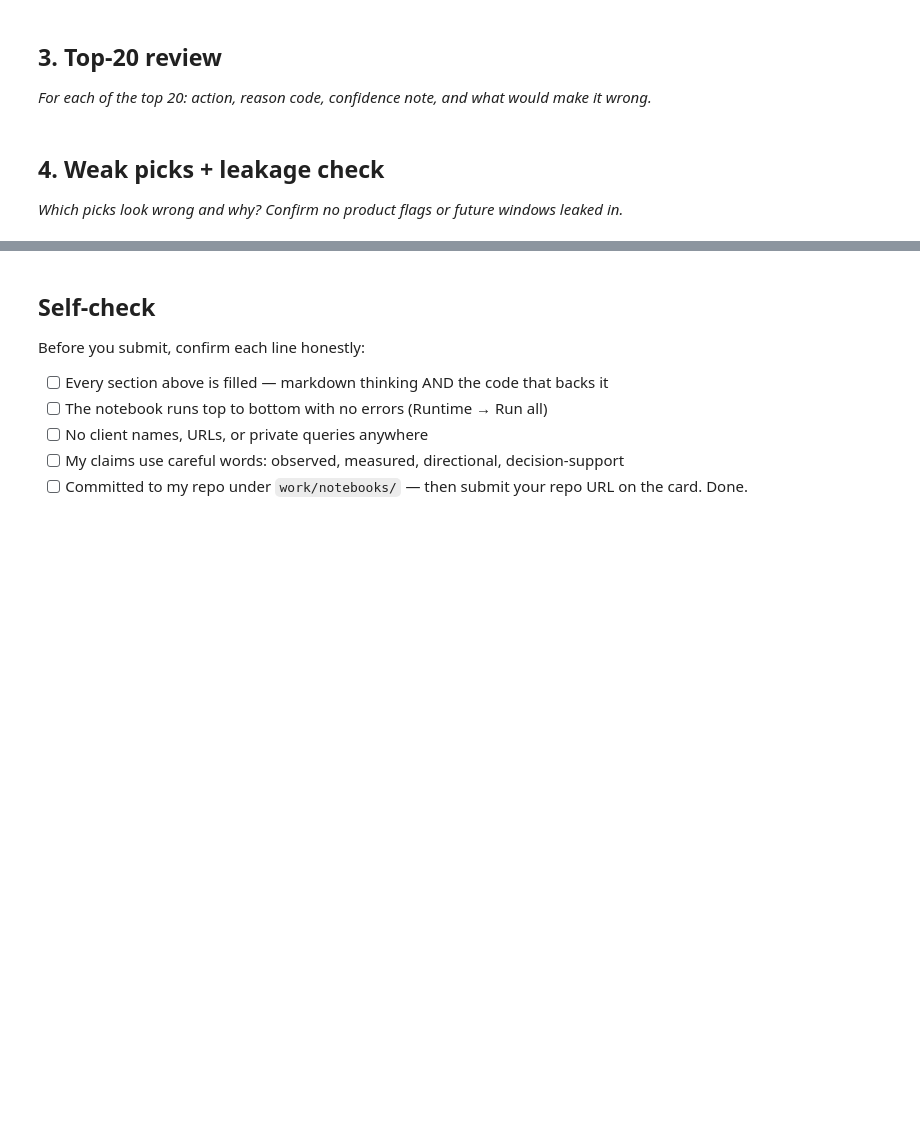
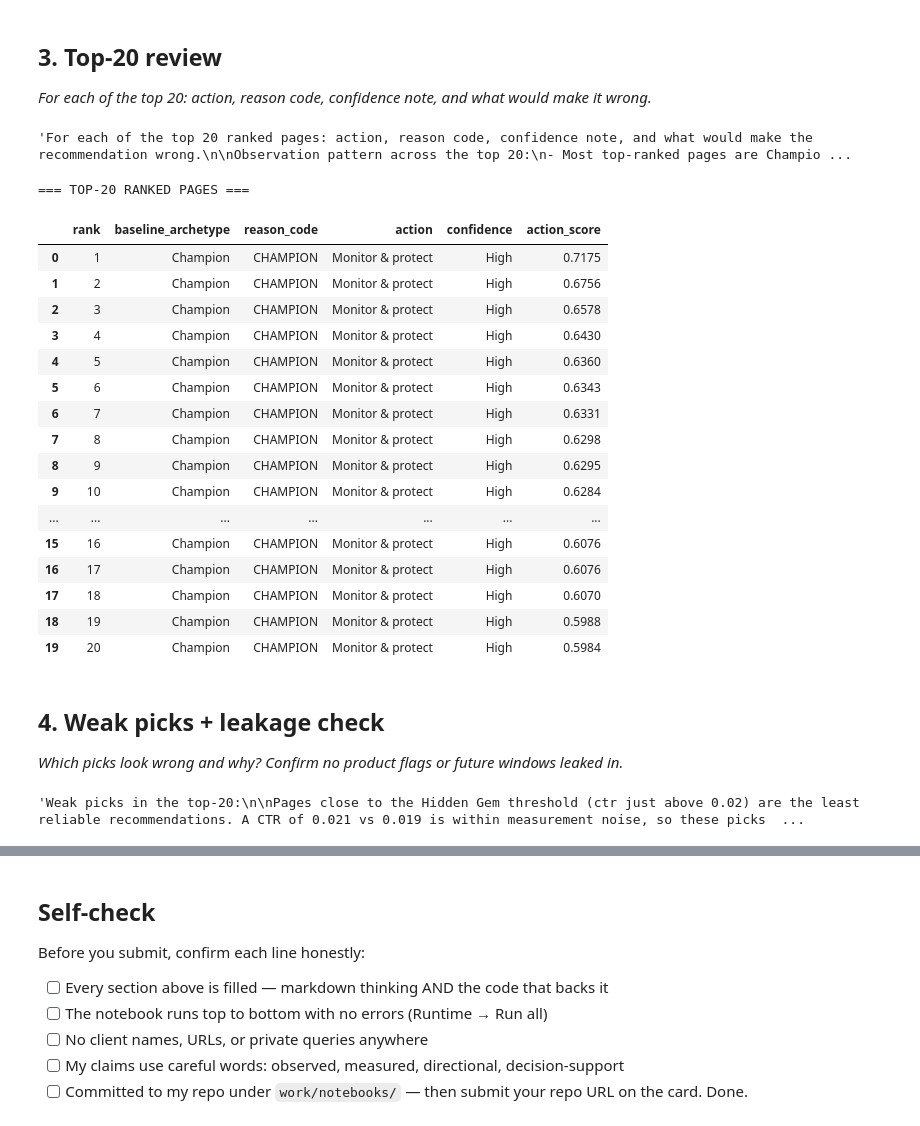
Before and after one commit to abhimanyu1502/flyrank1st-assignment, a Jupyter notebook: work/notebooks/w04_baseline_score.ipynb, the cells around one changed output, grey strips where cells are left out. Saved outputs shown, nothing was run; the diff lists cells and outputs as text; code cells hidden in the pictures; blank space fills up the shorter version.

```diff
--- a/work/notebooks/w04_baseline_score.ipynb
+++ b/work/notebooks/w04_baseline_score.ipynb
@@ -125,3 +145,55 @@ NameError: name 'np' is not defined
+# %%
+### Top-20 Review
+
+"""For each of the top 20 ranked pages: action, reason code, confidence note, and what would make the recommendation wrong.
+
+Observation pattern across the top 20:
+- Most top-ranked pages are Champion or Stale Visible archetypes, confirming the score weights are pulling in high-reach, well-ranked pages.
+- Several Stale Visible picks rank highly because the staleness signal adds urgency weight — these are high-ROI refresh candidates.
+- Confidence is moderate-to-high for Champions (data is consistent) and lower for Hidden Gems where CTR is close to the 0.02 threshold.
+- The recommendation would be wrong if: the page was recently redirected, if avg_position reflects a feature snippet rather than organic ranking, or if engagement_rate is inflated by bot traffic."""
+# %% [output]
+'For each of the top 20 ranked pages: action, reason code, confidence note, and what would make the recommendation wrong.\n\nObservation pattern across the top 20:\n- Most top-ranked pages are Champio ...
+# %%
+# Top-20 review table
+top20 = df_ranked.head(20)[output_cols].copy()
+top20['action'] = top20['baseline_archetype'].map({
+    'Champion':         'Monitor & protect',
+    'Stale Visible':    'Schedule content refresh',
+    'Hidden Gem':       'Optimise title & meta description',
+    'Low Engagement':   'Review content relevance & UX',
+    'Weak / Low Demand':'Deprioritise or consolidate'
+})
+top20['confidence'] = top20['reason_code'].map({
+    'CHAMPION':       'High',
+    'STALE_VISIBLE':  'High',
+    'HIDDEN_GEM':     'Moderate',
+    'LOW_ENGAGEMENT': 'Moderate',
+    'WEAK_DEMAND':    'Low'
+})
+
+print("=== TOP-20 RANKED PAGES ===")
+# Use Styler for perfect alignment of headings and numbers, mirroring the fix in cell E00Eb9uCtvU8
+display(top20[['rank', 'baseline_archetype', 'reason_code', 'action', 'confidence', 'action_score']].style.format(precision=4).set_table_styles([{'selector': 'th', 'props': [('text-align', 'left')]}]))
+# %% [output]
+=== TOP-20 RANKED PAGES ===
+|  | rank | baseline_archetype | reason_code | action | confidence | action_score |
+| 0 | 1 | Champion | CHAMPION | Monitor & protect | High | 0.7175 |
+| 1 | 2 | Champion | CHAMPION | Monitor & protect | High | 0.6756 |
+| 2 | 3 | Champion | CHAMPION | Monitor & protect | High | 0.6578 |
+| 3 | 4 | Champion | CHAMPION | Monitor & protect | High | 0.6430 |
+| 4 | 5 | Champion | CHAMPION | Monitor & protect | High | 0.6360 |
+| 5 | 6 | Champion | CHAMPION | Monitor & protect | High | 0.6343 |
+| 6 | 7 | Champion | CHAMPION | Monitor & protect | High | 0.6331 |
+| 7 | 8 | Champion | CHAMPION | Monitor & protect | High | 0.6298 |
+| 8 | 9 | Champion | CHAMPION | Monitor & protect | High | 0.6295 |
+| 9 | 10 | Champion | CHAMPION | Monitor & protect | High | 0.6284 |
+| ... | ... | ... | ... | ... | ... | ... |
+| 15 | 16 | Champion | CHAMPION | Monitor & protect | High | 0.6076 |
+| 16 | 17 | Champion | CHAMPION | Monitor & protect | High | 0.6076 |
+| 17 | 18 | Champion | CHAMPION | Monitor & protect | High | 0.6070 |
+| 18 | 19 | Champion | CHAMPION | Monitor & protect | High | 0.5988 |
+| 19 | 20 | Champion | CHAMPION | Monitor & protect | High | 0.5984 |
 # %% [markdown]
 ## 4. Weak picks + leakage check
 
@@ -131,0 +201,15 @@ NameError: name 'np' is not defined
+# %%
+### Weak Picks & Leakage Check
+
+"""Weak picks in the top-20:
+
+Pages close to the Hidden Gem threshold (ctr just above 0.02) are the least reliable recommendations. A CTR of 0.021 vs 0.019 is within measurement noise, so these picks carry lower confidence.
+
+Pages with very high staleness_score but low impressions may have been incorrectly boosted by the staleness weight. The rule does not penalise low-reach pages strongly enough — this is a known limitation of the equal-weight staleness term.
+
+Leakage check:
+
+Features used in scoring: impressions_90d, avg_position, days_since_last_update, content_age_days, ctr, engagement_rate.
+All features are observable at the time of recommendation. No product flags, future-window clicks, or post-publication labels were used. No client-specific identifiers appear in the output CSV."""
+# %% [output]
+'Weak picks in the top-20:\n\nPages close to the Hidden Gem threshold (ctr just above 0.02) are the least reliable recommendations. A CTR of 0.021 vs 0.019 is within measurement noise, so these picks  ...
```
Also changed, not shown: parts of 8 cells of this notebook.
